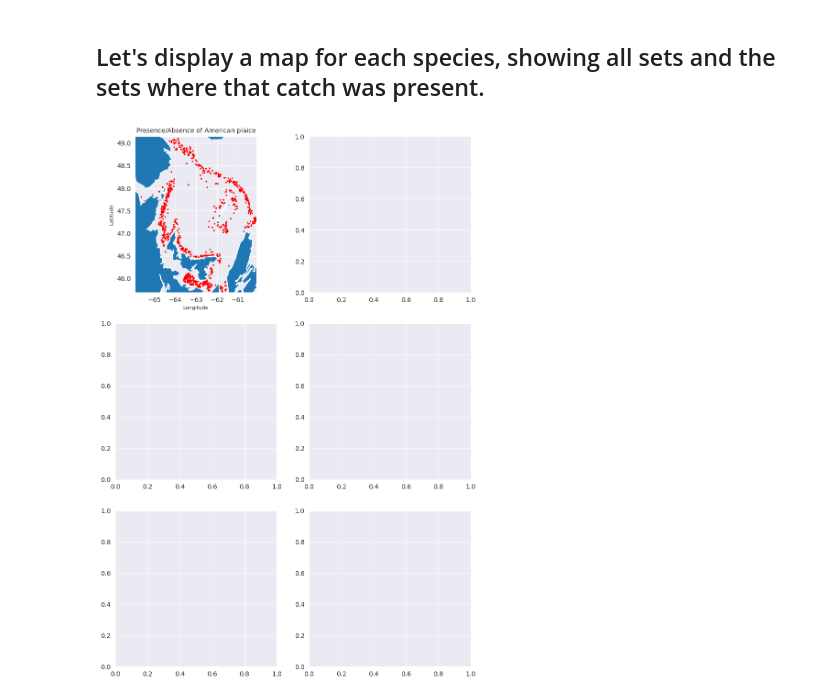
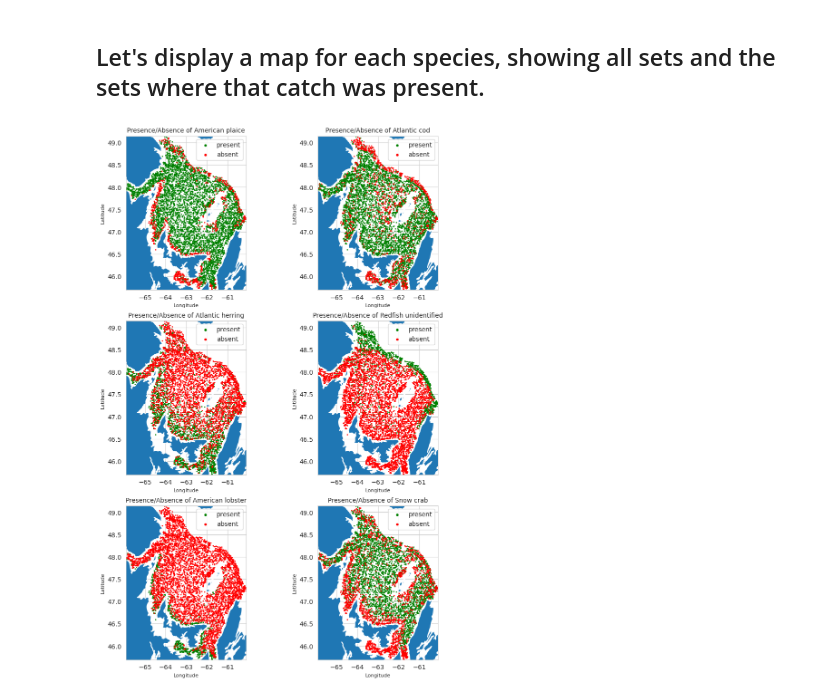
Before and after one commit to davjfish/WatspeedStatsGroupProject, a Jupyter notebook: analysis/Initial_Exploration_of_Data.ipynb, the cells around one changed output. Drawn from its saved outputs; the diff is of its cells as text; code cells hidden in the pictures.

```diff
--- a/analysis/Initial_Exploration_of_Data.ipynb
+++ b/analysis/Initial_Exploration_of_Data.ipynb
@@ -524,47 +524,38 @@ gdf
 # %%
 # recreate the geodf
 geometry = [Point(xy) for xy in zip(set_df['longitude'], set_df['latitude'])]
 gdf = GeoDataFrame(set_df, geometry=geometry)
 gdf = gdf.set_crs(epsg=4326)
 
 
 # create the figure and plot
 fig, ((ax1, ax2), (ax3, ax4), (ax5, ax6)) = plt.subplots(ncols=2, nrows=3,  figsize=(10,15))
 
 # start by plotting the two geospatial dfs
 
 # American plaice
 
 def plot_species_presence_absence(code=40, ax=ax1):
     species = species_code_lookup[code]
     ax.set_title(f'Presence/Absence of {species}', fontsize=10)
 
     pmask = gdf[species] == True
     amask = gdf[species] == False
-    gdf[amask].plot(ax=ax1, color='red', markersize=2)
-    canada.plot(ax=ax1)
+    gdf[pmask].plot(ax=ax, marker="o", color='green', markersize=1, label="present")
+    gdf[amask].plot(ax=ax, marker="o", color='red', markersize=1, label="absent")
+    canada.plot(ax=ax)
 
     ax.set_xlim((np.min(gdf["longitude"]),np.max(gdf["longitude"])))
     ax.set_ylim((np.min(gdf["latitude"]),np.max(gdf["latitude"])))
     ax.set_xlabel('Longitude', fontsize=8)
     ax.set_ylabel('Latitude', fontsize=8)
+    ax.legend(markerscale=3)
 
-plot_species_presence_absence()
-
-
-
-
-
-#
-# # set graph props
-
-
-
-
-# Atlantic cod
-# Atlantic herring
-# Redfish unidentified
-# American lobster
-# Snow crab
+plot_species_presence_absence(code=40, ax=ax1)
+plot_species_presence_absence(code=10, ax=ax2)
+plot_species_presence_absence(code=60, ax=ax3)
+plot_species_presence_absence(code=23, ax=ax4)
+plot_species_presence_absence(code=2550, ax=ax5)
+plot_species_presence_absence(code=2526, ax=ax6)
 # %% [output]
-[figure, old version]
+[figure, new version]
```
